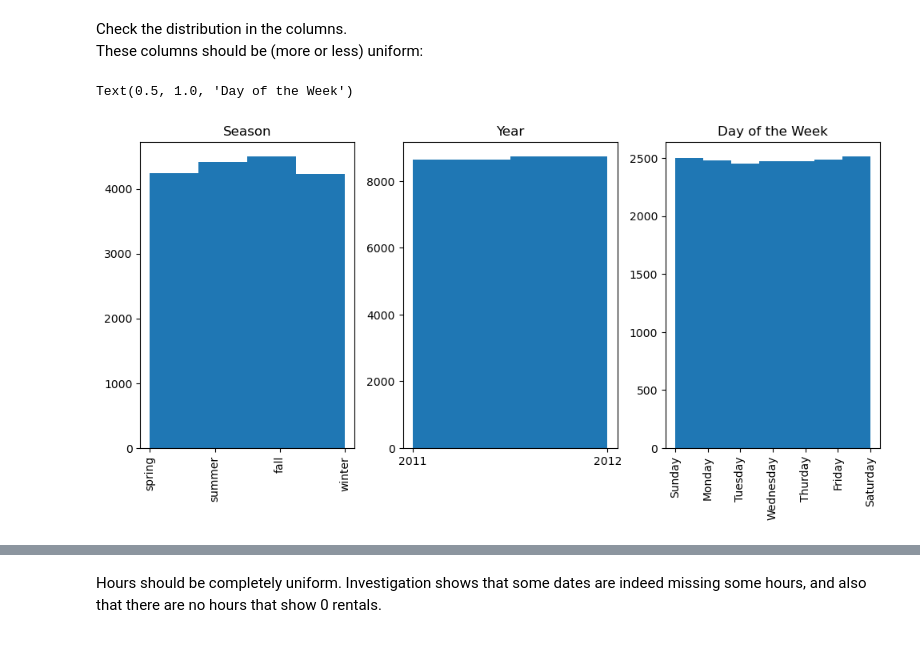
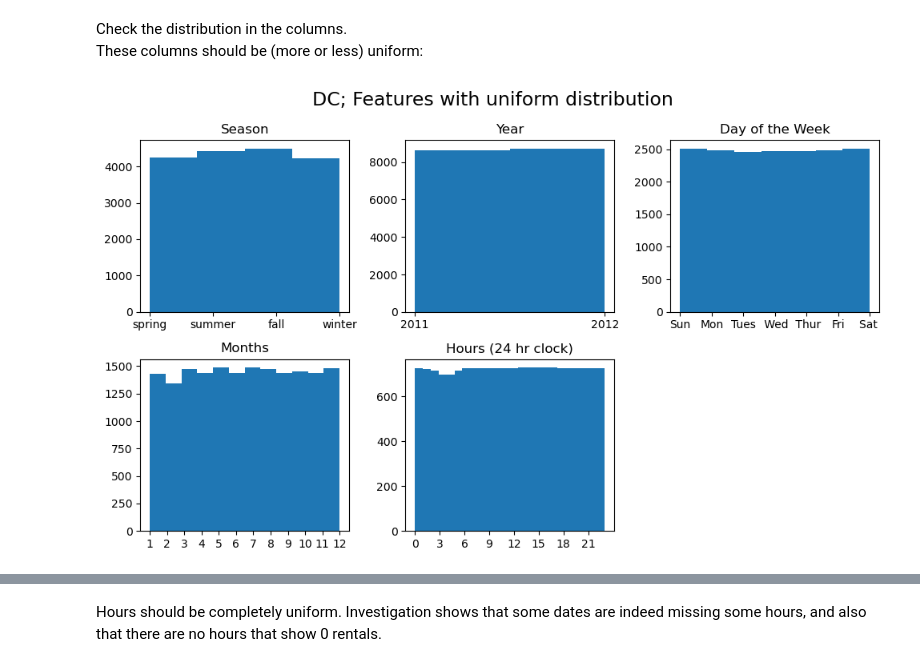
Before and after one commit to MeghanBarritt/bike-share-usage-prediction, a Jupyter notebook: notebooks/1-EDA.ipynb, the cells around one changed output, grey strips where cells are left out. Drawn from its saved outputs; the diff is of its cells as text; code cells hidden in the pictures.

Commit message:
added EDA charts, updated ReadMe with charts

```diff
--- a/notebooks/1-EDA.ipynb
+++ b/notebooks/1-EDA.ipynb
@@ -39,24 +39,38 @@ dc_hour[['temp','atemp','hum','windspeed']].describe()
 Check the distribution in the columns.<br>
 These columns should be (more or less) uniform:
 # %%
-plt.figure(figsize=(10,5))
-plt.subplot(1,3,1)
+plt.figure(figsize=(10,6))
+plt.suptitle('DC; Features with uniform distribution',fontsize=17)
+plt.subplot(2,3,1)
+plt.tight_layout()
 plt.hist(dc_hour['season'],bins=4)
+plt.title('Season')
+plt.xticks(np.arange(1,5,1),labels=(['spring','summer','fall','winter']))
+
+plt.subplot(2,3,2)
 plt.tight_layout()
-plt.title('Season')
-plt.xticks(np.arange(1,5,1),labels=(['spring','summer','fall','winter']),rotation=90)
-
-plt.subplot(1,3,2)
 plt.hist(dc_hour['yr'],bins=2)
-plt.tight_layout()
 plt.title('Year')
 plt.xticks(np.arange(0,2,1),labels=(['2011','2012']))
 
-plt.subplot(1,3,3)
+plt.subplot(2,3,3)
+plt.tight_layout()
 plt.hist(dc_hour['weekday'],bins=7)
-plt.tight_layout
-plt.xticks(np.arange(0,7,1),labels=(['Sunday','Monday','Tuesday','Wednesday','Thurday','Friday','Saturday']),rotation=90)
+plt.xticks(np.arange(0,7,1),labels=(['Sun','Mon','Tues',' Wed',' Thur','Fri','Sat ']))
 plt.title('Day of the Week')
+
+plt.subplot(2,3,4)
+plt.tight_layout()
+plt.hist(dc_hour['mnth'],bins=12)
+plt.xticks(np.arange(1,13,1))
+plt.title('Months')
+
+plt.subplot(2,3,5)
+plt.tight_layout()
+plt.hist(dc_hour['hr'],bins=24)
+plt.xticks(np.arange(0,24,3))
+plt.title('Hours (24 hr clock)')
+
+plt.savefig('charts/dc_uniform.png',bbox_inches='tight')
 # %% [output]
-Text(0.5, 1.0, 'Day of the Week')
-[figure, old version]
+[figure, new version]
```
Also changed, not shown: parts of 31 cells of this notebook, 13 other files.
